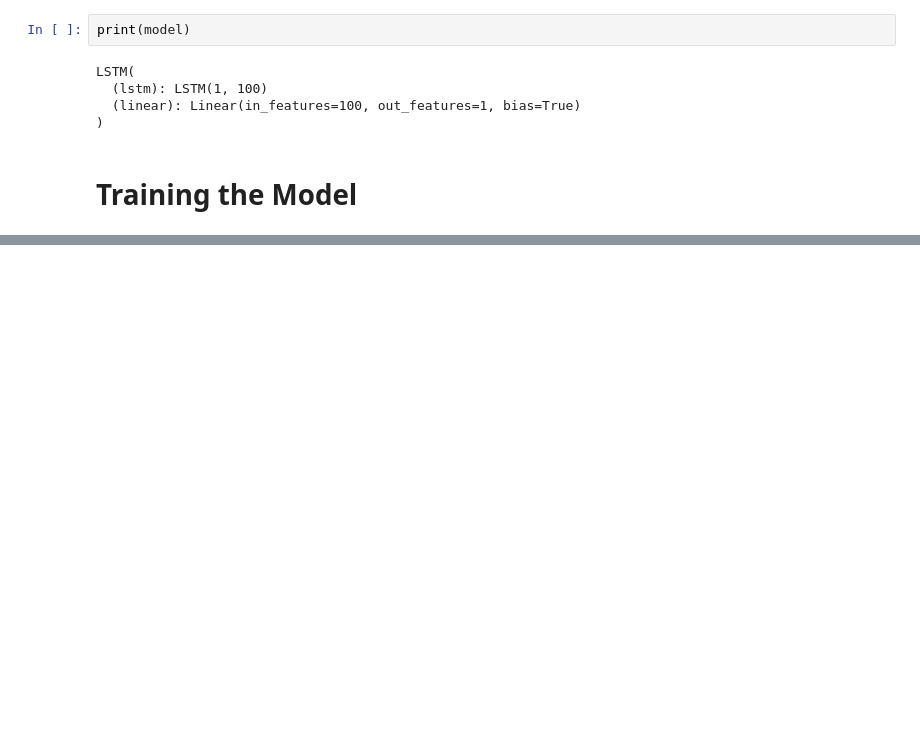
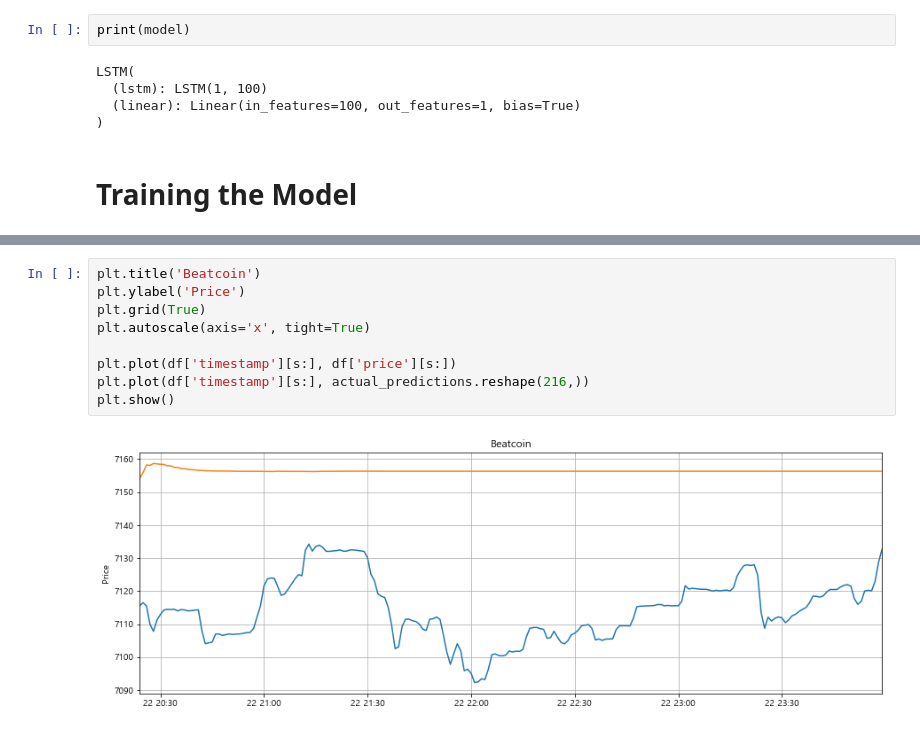
Before and after one commit to Hinterhalter/Post-COVID-19_modeling, a Jupyter notebook: LSTM.ipynb, the cells around one changed output, grey strips where cells are left out. Drawn from its saved outputs; the diff is of its cells as text; blank space fills up the shorter version.

```diff
--- a/LSTM.ipynb
+++ b/LSTM.ipynb
@@ -230,0 +361,11 @@ print(f'epoch: {i:3} loss: {single_loss.item():10.10f}')
+# %%
+plt.title('Beatcoin')
+plt.ylabel('Price')
+plt.grid(True)
+plt.autoscale(axis='x', tight=True)
+
+plt.plot(df['timestamp'][s:], df['price'][s:])
+plt.plot(df['timestamp'][s:], actual_predictions.reshape(216,))
+plt.show()
+# %% [output]
+[figure, added]
```
Also changed, not shown: parts of 19 cells of this notebook, 1 other file.
